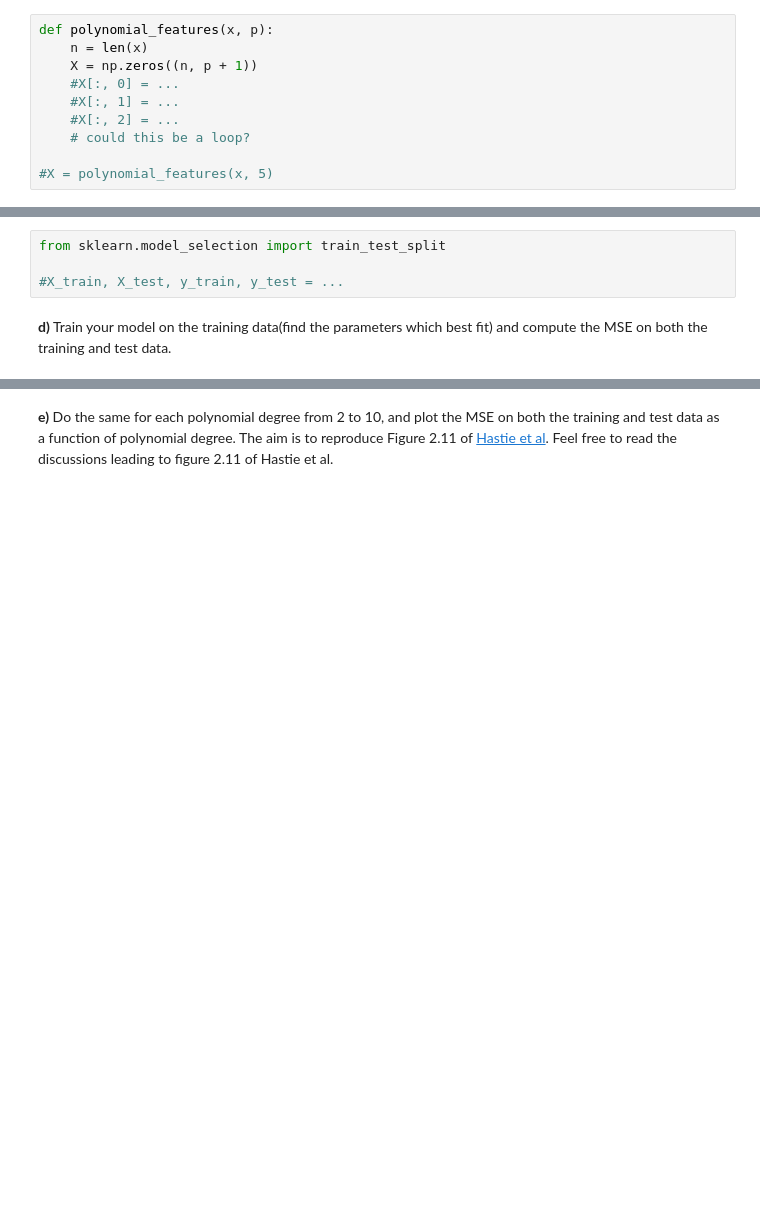
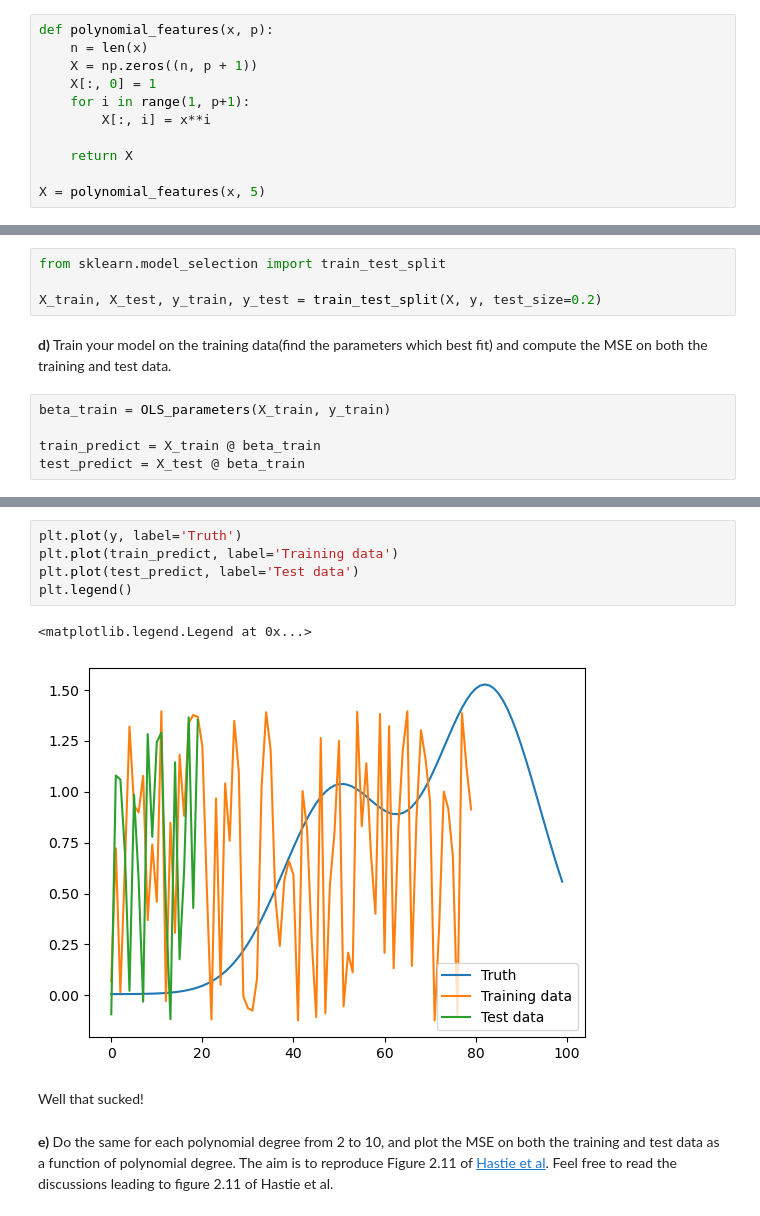
Before and after one commit to kjes4pres/FYS-STK4155, a Jupyter notebook: exercises/week35.ipynb, the cells around one changed output, grey strips where cells are left out. Cells and saved outputs as stored; diff of their text form; blank space fills up the shorter version.

```diff
--- a/exercises/week35.ipynb
+++ b/exercises/week35.ipynb
@@ -220,12 +242,13 @@ y = np.exp(-x**2) + 1.5 * np.exp(-(x-2)**2) + np.random.normal(0, 0.1)
 def polynomial_features(x, p):
     n = len(x)
     X = np.zeros((n, p + 1))
-    #X[:, 0] = ...
-    #X[:, 1] = ...
-    #X[:, 2] = ...
-    # could this be a loop?
+    X[:, 0] = 1
+    for i in range(1, p+1):
+        X[:, i] = x**i
 
-#X = polynomial_features(x, 5)
+    return X
+
+X = polynomial_features(x, 5)
 # %% [markdown]
 **b)** Use the expression from **3d)** to find the optimal parameters $\boldsymbol{\hat{\beta}_{OLS}}$ for predicting $\boldsymbol{y}$ based on these features. If you have done everything right so far, this code will not need changing.
 # %%
@@ -235,6 +258,11 @@ def polynomial_features(x, p):
 # %%
 from sklearn.model_selection import train_test_split
 
-#X_train, X_test, y_train, y_test = ...
+X_train, X_test, y_train, y_test = train_test_split(X, y, test_size=0.2)
 # %% [markdown]
 **d)** Train your model on the training data(find the parameters which best fit) and compute the MSE on both the training and test data.
+# %%
+beta_train = OLS_parameters(X_train, y_train)
+
+train_predict = X_train @ beta_train
+test_predict = X_test @ beta_train
@@ -241,2 +281,12 @@ from sklearn.model_selection import train_test_split
+# %%
+plt.plot(y, label='Truth')
+plt.plot(train_predict, label='Training data')
+plt.plot(test_predict, label='Test data')
+plt.legend()
+# %% [output]
+<matplotlib.legend.Legend at 0x...>
+[figure, added]
+# %% [markdown]
+Well that sucked!
 # %% [markdown]
 **e)** Do the same for each polynomial degree from 2 to 10, and plot the MSE on both the training and test data as a function of polynomial degree. The aim is to reproduce Figure 2.11 of [Hastie et al](https://github.com/CompPhysics/MLErasmus/blob/master/doc/Textbooks/elementsstat.pdf). Feel free to read the discussions leading to figure 2.11 of Hastie et al.
```
Also changed, not shown: parts of 19 cells of this notebook.
